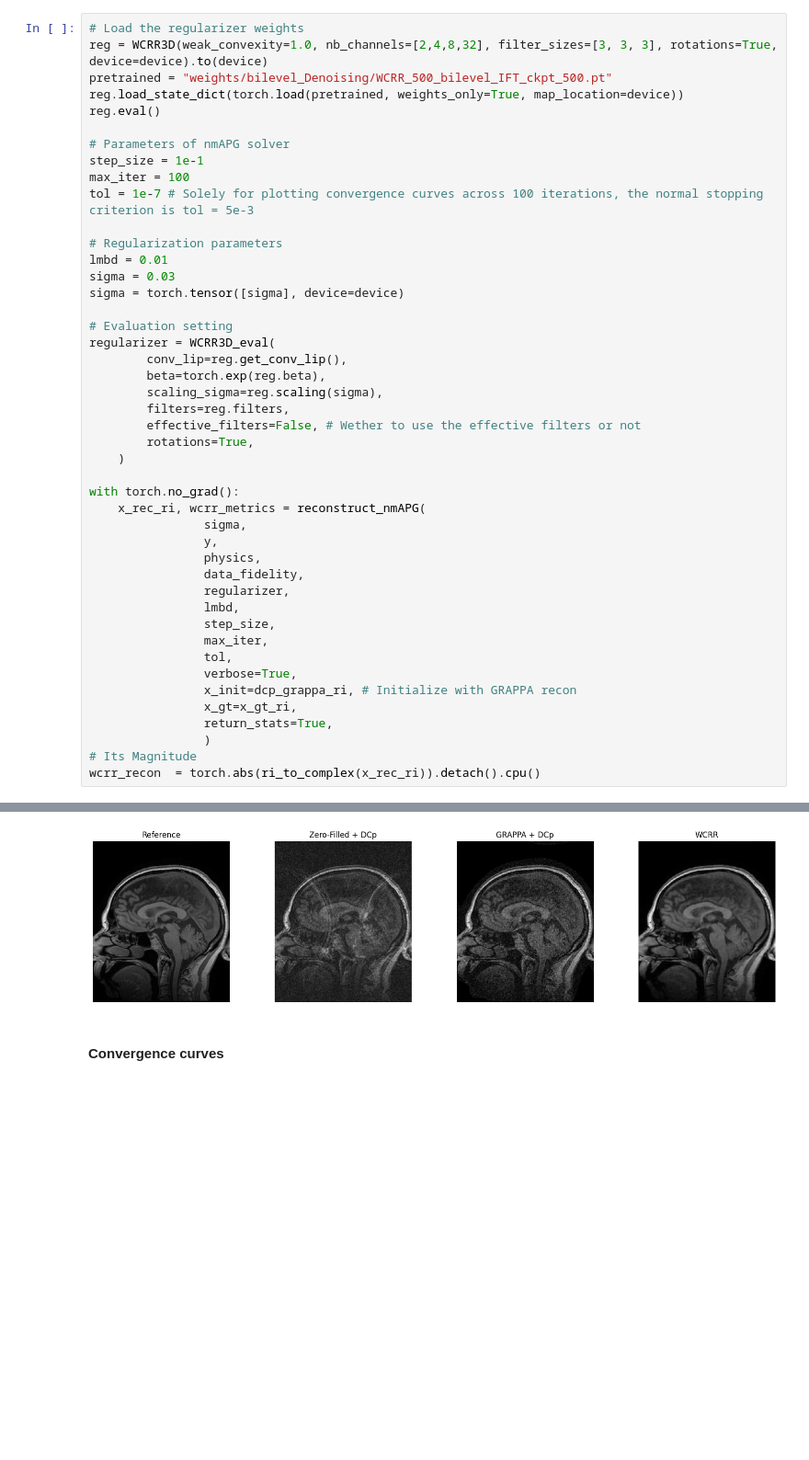
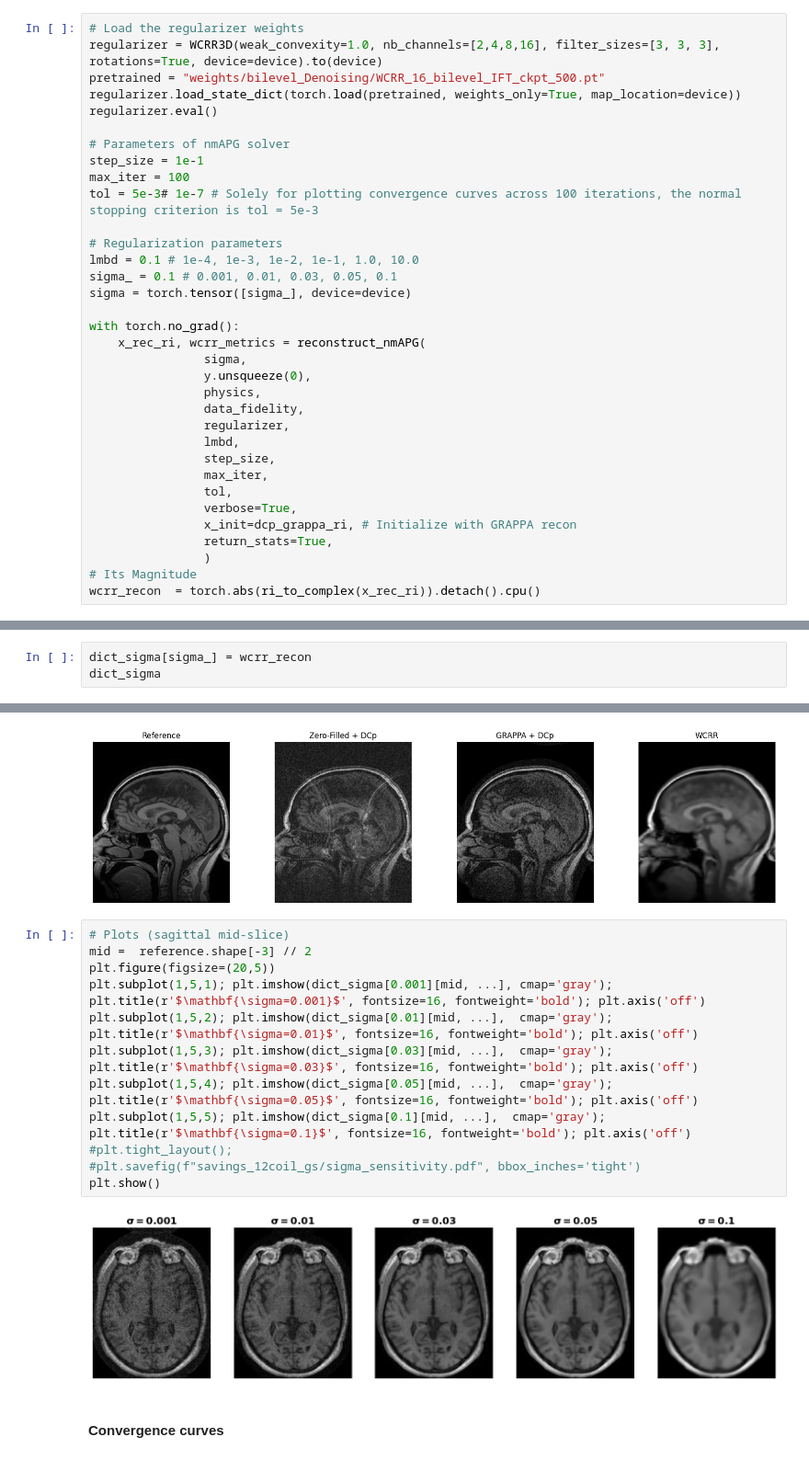
Before and after one commit to Shamachrist7/wcrr-noncartesian-3d-mri, a Jupyter notebook: reconstruction_example.ipynb, the cells around one changed output, grey strips where cells are left out. Shown at 92% size. Drawn from its saved outputs; the diff is of its cells as text; blank space fills up the shorter version.

Commit message:
Update code scripts, excluding model weights

```diff
--- a/reconstruction_example.ipynb
+++ b/reconstruction_example.ipynb
@@ -128,34 +154,24 @@ cp.get_default_pinned_memory_pool().free_all_blocks()
 # %%
 # Load the regularizer weights
-reg = WCRR3D(weak_convexity=1.0, nb_channels=[2,4,8,32], filter_sizes=[3, 3, 3], rotations=True, device=device).to(device)
-pretrained = "weights/bilevel_Denoising/WCRR_500_bilevel_IFT_ckpt_500.pt"
-reg.load_state_dict(torch.load(pretrained, weights_only=True, map_location=device))
-reg.eval()
+regularizer = WCRR3D(weak_convexity=1.0, nb_channels=[2,4,8,16], filter_sizes=[3, 3, 3], rotations=True, device=device).to(device)
+pretrained = "weights/bilevel_Denoising/WCRR_16_bilevel_IFT_ckpt_500.pt"
+regularizer.load_state_dict(torch.load(pretrained, weights_only=True, map_location=device))
+regularizer.eval()
 
 # Parameters of nmAPG solver
 step_size = 1e-1
 max_iter = 100
-tol = 1e-7 # Solely for plotting convergence curves across 100 iterations, the normal stopping criterion is tol = 5e-3
+tol = 5e-3# 1e-7 # Solely for plotting convergence curves across 100 iterations, the normal stopping criterion is tol = 5e-3
 
 # Regularization parameters
-lmbd = 0.01
-sigma = 0.03
-sigma = torch.tensor([sigma], device=device)
-
-# Evaluation setting
-regularizer = WCRR3D_eval(
-        conv_lip=reg.get_conv_lip(),
-        beta=torch.exp(reg.beta),
-        scaling_sigma=reg.scaling(sigma),
-        filters=reg.filters,
-        effective_filters=False, # Wether to use the effective filters or not
-        rotations=True,
-    )
+lmbd = 0.1 # 1e-4, 1e-3, 1e-2, 1e-1, 1.0, 10.0
+sigma_ = 0.1 # 0.001, 0.01, 0.03, 0.05, 0.1
+sigma = torch.tensor([sigma_], device=device)
 
 with torch.no_grad():
     x_rec_ri, wcrr_metrics = reconstruct_nmAPG(
                 sigma,
-                y,
+                y.unsqueeze(0),
                 physics,
                 data_fidelity,
                 regularizer,
@@ -165,7 +181,6 @@ with torch.no_grad():
                 tol,
                 verbose=True,
                 x_init=dcp_grappa_ri, # Initialize with GRAPPA recon
-                x_gt=x_gt_ri,
                 return_stats=True,
                 )
 # Its Magnitude
@@ -174,0 +190,3 @@ max iter reached, tol 0.000130
+# %%
+dict_sigma[sigma_] = wcrr_recon
+dict_sigma
@@ -183,6 +219,20 @@ plt.subplot(1,4,4); plt.imshow(wcrr_recon[..., mid],  cmap='gray'); plt.title('W
 plt.tight_layout(); plt.show()
 # %% [output]
 [figure]
+# %%
+# Plots (sagittal mid-slice)
+mid =  reference.shape[-3] // 2
+plt.figure(figsize=(20,5))
+plt.subplot(1,5,1); plt.imshow(dict_sigma[0.001][mid, ...], cmap='gray'); plt.title(r'$\mathbf{\sigma=0.001}$', fontsize=16, fontweight='bold'); plt.axis('off')
+plt.subplot(1,5,2); plt.imshow(dict_sigma[0.01][mid, ...],  cmap='gray'); plt.title(r'$\mathbf{\sigma=0.01}$', fontsize=16, fontweight='bold'); plt.axis('off')
+plt.subplot(1,5,3); plt.imshow(dict_sigma[0.03][mid, ...],  cmap='gray'); plt.title(r'$\mathbf{\sigma=0.03}$', fontsize=16, fontweight='bold'); plt.axis('off')
+plt.subplot(1,5,4); plt.imshow(dict_sigma[0.05][mid, ...],  cmap='gray'); plt.title(r'$\mathbf{\sigma=0.05}$', fontsize=16, fontweight='bold'); plt.axis('off')
+plt.subplot(1,5,5); plt.imshow(dict_sigma[0.1][mid, ...],  cmap='gray'); plt.title(r'$\mathbf{\sigma=0.1}$', fontsize=16, fontweight='bold'); plt.axis('off')
+#plt.tight_layout();
+#plt.savefig(f"savings_12coil_gs/sigma_sensitivity.pdf", bbox_inches='tight')
+plt.show()
+# %% [output]
+[figure, added]
 # %% [markdown]
 #### Convergence curves
 # %%
```
Also changed, not shown: parts of 8 cells of this notebook, 21 other files.
